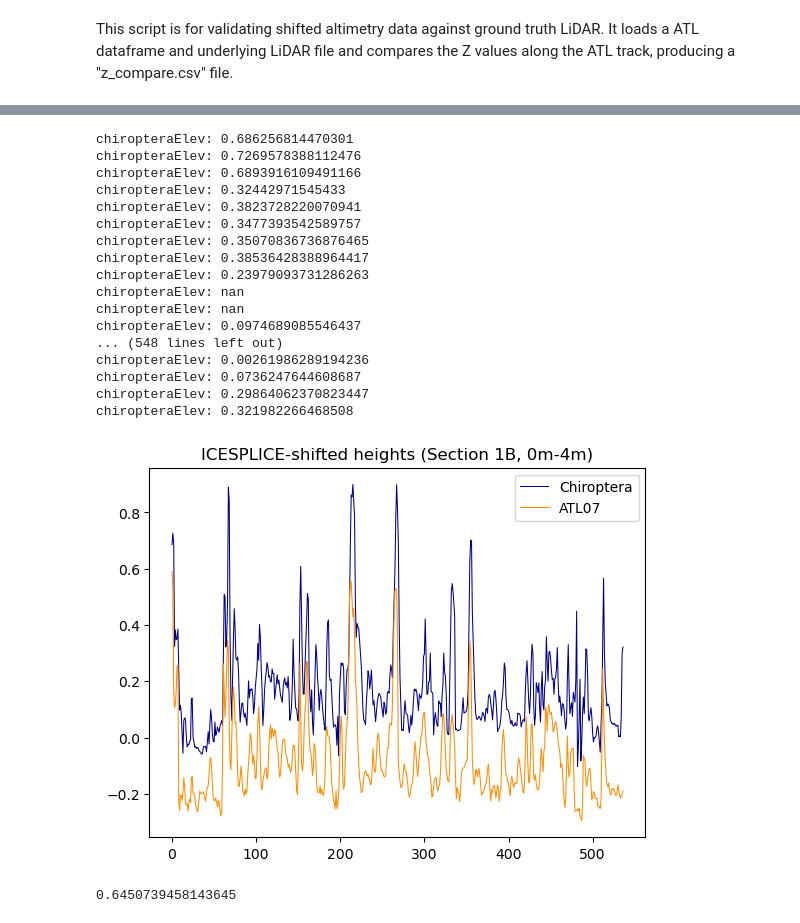
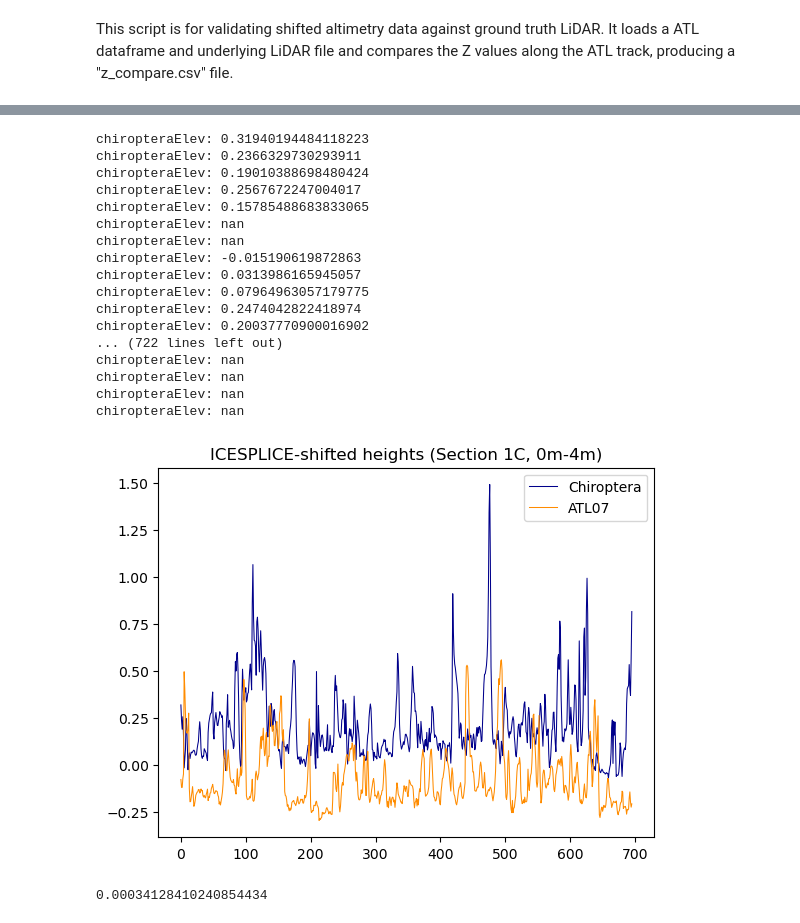
Before and after one commit to rkique/icesat2-align, a Jupyter notebook: check_image/Compare_ATL_Lidar.ipynb, the cells around one changed output, grey strips where cells are left out. Saved outputs shown, nothing was run; the diff lists cells and outputs as text; code cells hidden in the pictures.

```diff
--- a/check_image/Compare_ATL_Lidar.ipynb
+++ b/check_image/Compare_ATL_Lidar.ipynb
@@ -70,12 +70,14 @@ def compareToATL07(chiropteraDataFrame, atl07DataFrame):
     dfZs["a"] = atl07Elevs
     return dfZs
 # %%
-#load 1B section as Chiroptera LiDAR DF
-#load ATL from good_df
+#df should be chirop_names = ["t", "x", "y", "z"]
+#df.to_pickle('chiroptera_1b.pkl')
 
-adf = pd.read_csv('0_4_df_auto_shift.csv')
+adf = pd.read_csv('debug_shifted_atl.csv')
 adf = adf.rename(columns={'x': 'X'})
 adf = adf.rename(columns={'y': 'Y'})
 adf = adf.rename(columns={'heights': 'Z'})
-adf
+adf = adf.sort_values(by='X', ascending=True)
+df = pd.read_csv('chirop_0_4.csv')
+df
 # %% [output]
@@ -99,51 +113,51 @@ df = pd.read_csv('chirop_0_4.csv')
 # %%
 dfZs = compareToATL07(df, adf)
 # %% [output]
-chiropteraElev: 0.686256814470301
-chiropteraElev: 0.7269578388112476
-chiropteraElev: 0.6893916109491166
-chiropteraElev: 0.32442971545433
-chiropteraElev: 0.3823728220070941
-chiropteraElev: 0.3477393542589757
-chiropteraElev: 0.35070836736876465
-chiropteraElev: 0.38536428388964417
-chiropteraElev: 0.23979093731286263
+chiropteraElev: 0.31940194484118223
+chiropteraElev: 0.2366329730293911
+chiropteraElev: 0.19010388698480424
+chiropteraElev: 0.2567672247004017
+chiropteraElev: 0.15785488683833065
 chiropteraElev: nan
 chiropteraElev: nan
-chiropteraElev: 0.0974689085546437
-... (548 lines left out)
-chiropteraElev: 0.00261986289194236
-chiropteraElev: 0.0736247644608687
-chiropteraElev: 0.29864062370823447
-chiropteraElev: 0.321982266468508
+chiropteraElev: -0.015190619872863
+chiropteraElev: 0.0313986165945057
+chiropteraElev: 0.07964963057179775
+chiropteraElev: 0.2474042822418974
+chiropteraElev: 0.20037770900016902
+... (722 lines left out)
+chiropteraElev: nan
+chiropteraElev: nan
+chiropteraElev: nan
+chiropteraElev: nan
 # %%
 #Visualize Z-Compare
 import pandas as pd
 import matplotlib.pyplot as plt
 
 # # Load the CSV file
 # file_path = 'z_compare.csv'
 # data = pd.read_csv(file_path)
 
 x = dfZs.index
 #chirop
 y1 = dfZs['c']
 
 #atl
 y2 = dfZs['a']
 
 fig,ax = plt.subplots()
 # Plot the data
 plt.plot(x, y1, label='Chiroptera', color='darkblue',linewidth=0.75)
 plt.plot(x, y2, label='ATL07', color='darkorange',linewidth=0.75)
 plt.legend()
 
 slope, intercept, r_value, p_value, std_err = stats.linregress(y1, y2)
 
-plt.title('ICESPLICE-shifted heights (Section 1B, 0m-4m)')
+plt.title('ICESPLICE-shifted heights (Section 1C, 0m-4m)')
 #plt.grid(True)
 plt.show()
 print(r_value**2)
 # %% [output]
-[figure, old version]
+[figure, new version]
-0.6450739458143645
+0.00034128410240854434
```
Also changed, not shown: parts of 3 cells of this notebook, 38 other files.
